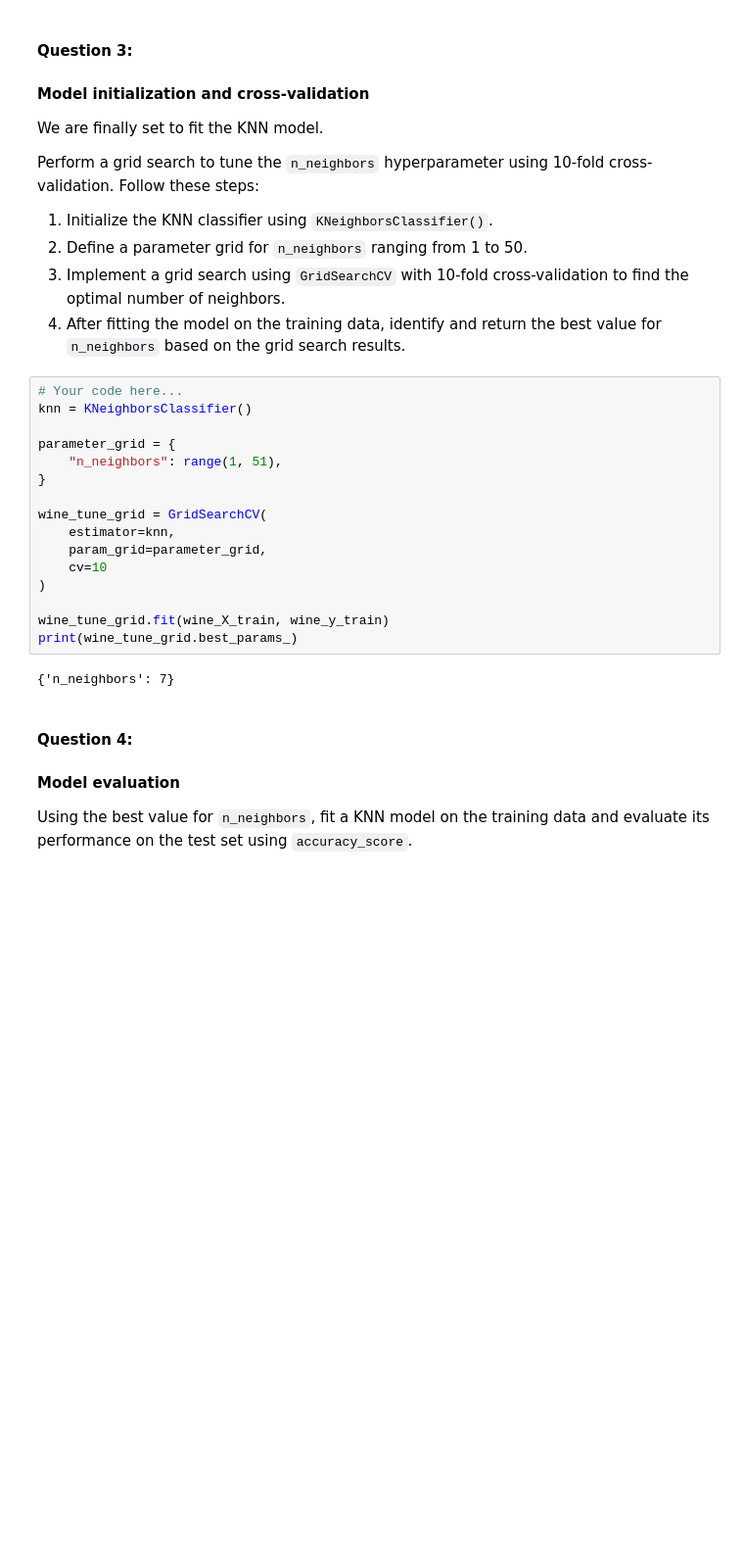
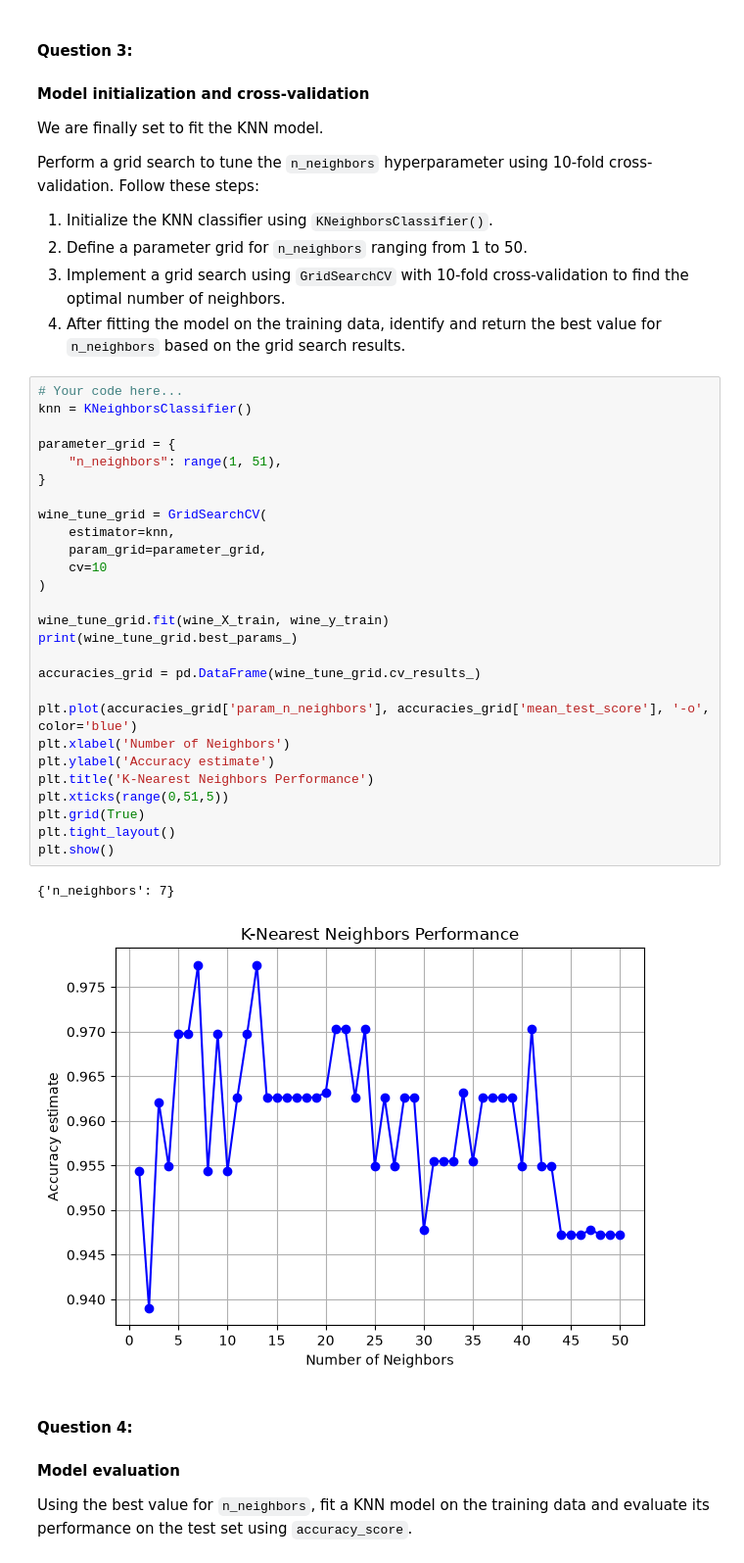
Before and after one commit to jaclynlaw/LCR, a Jupyter notebook: 02_activities/assignments/assignment_1.ipynb, the cells around one changed output. Shown at 98% size. Drawn from its saved outputs; the diff is of its cells as text; blank space fills up the shorter version.

```diff
--- a/02_activities/assignments/assignment_1.ipynb
+++ b/02_activities/assignments/assignment_1.ipynb
@@ -177,21 +181,33 @@ Perform a grid search to tune the `n_neighbors` hyperparameter using 10-fold cro
 # %%
 # Your code here...
 knn = KNeighborsClassifier()
 
 parameter_grid = {
     "n_neighbors": range(1, 51),
 }
 
 wine_tune_grid = GridSearchCV(
     estimator=knn,
     param_grid=parameter_grid,
     cv=10
 )
 
 wine_tune_grid.fit(wine_X_train, wine_y_train)
 print(wine_tune_grid.best_params_)
+
+accuracies_grid = pd.DataFrame(wine_tune_grid.cv_results_)
+
+plt.plot(accuracies_grid['param_n_neighbors'], accuracies_grid['mean_test_score'], '-o', color='blue')
+plt.xlabel('Number of Neighbors')
+plt.ylabel('Accuracy estimate')
+plt.title('K-Nearest Neighbors Performance')
+plt.xticks(range(0,51,5))
+plt.grid(True)
+plt.tight_layout()
+plt.show()
 # %% [output]
 {'n_neighbors': 7}
+[figure, added]
 # %% [markdown]
 #### **Question 4:**
 #### Model evaluation
```
Also changed, not shown: parts of 2 cells of this notebook.
